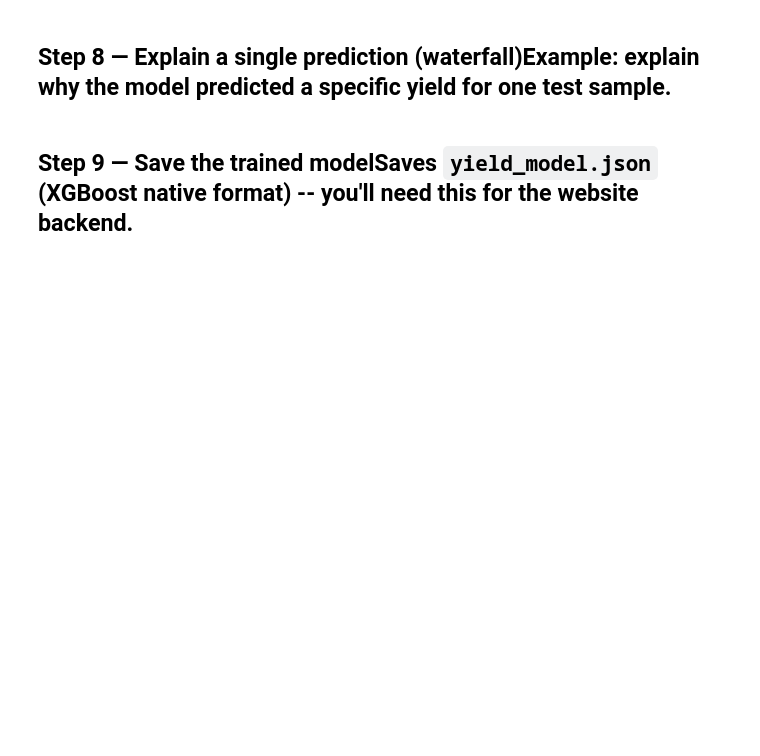
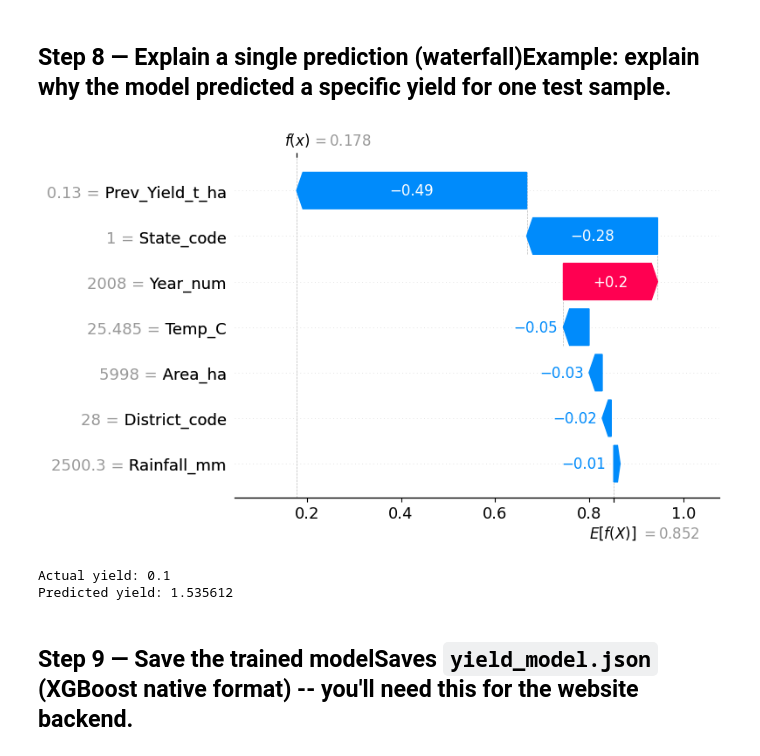
Before and after one commit to Vojeshwini/Black-pepper-disease-detection-using-AI, a Jupyter notebook: PepperAI_Yield_Prediction_Training.ipynb, the cells around one changed output. Drawn from its saved outputs; the diff is of its cells as text; code cells hidden in the pictures; blank space fills up the shorter version.

```diff
--- a/PepperAI_Yield_Prediction_Training.ipynb
+++ b/PepperAI_Yield_Prediction_Training.ipynb
@@ -286,18 +285,17 @@ plt.show()
 ## Step 8 — Explain a single prediction (waterfall)Example: explain why the model predicted a specific yield for one test sample.
 # %%
 sample_idx = 0
-shap.plots._waterfall.waterfall_legacy(
-    explainer.expected_value,
-    shap_values[sample_idx],
-    X_test.iloc[sample_idx],
-    show=False
-)
+shap.plots.waterfall(shap_values[sample_idx], show=False)
 plt.tight_layout()
 plt.savefig('shap_waterfall_example.png', dpi=120)
 plt.show()
 
 print("Actual yield:", y_test.iloc[sample_idx])
 print("Predicted yield:", preds[sample_idx])
+# %% [output]
+[figure, added]
+Actual yield: 0.1
+Predicted yield: 1.535612
 # %% [markdown]
 ## Step 9 — Save the trained modelSaves `yield_model.json` (XGBoost native format) -- you'll need this for the website backend.
 # %%
```
Also changed, not shown: parts of 7 cells of this notebook, 7 other files.
